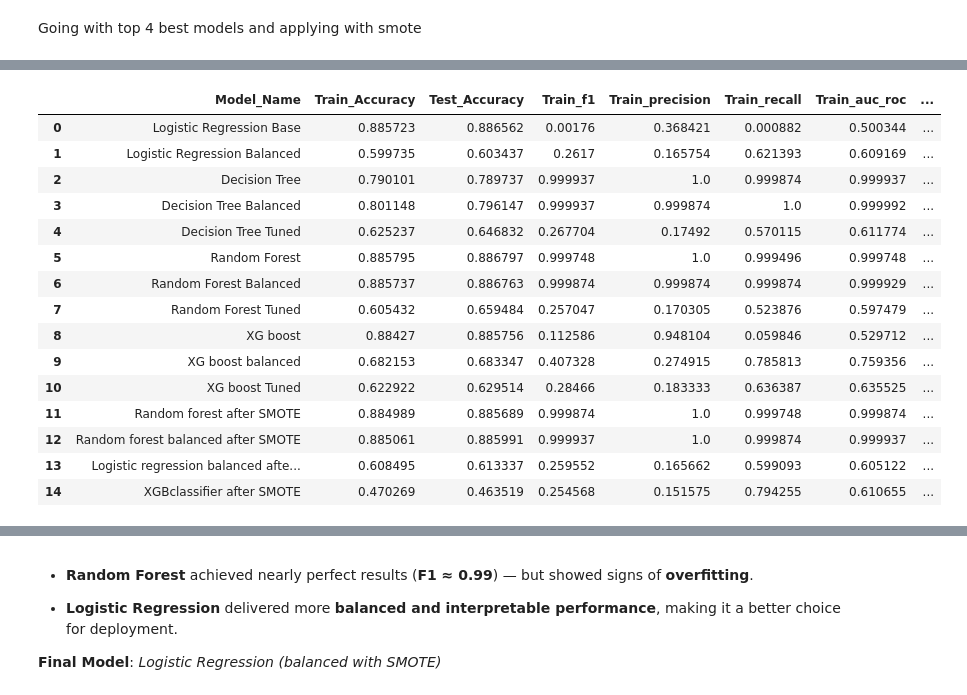
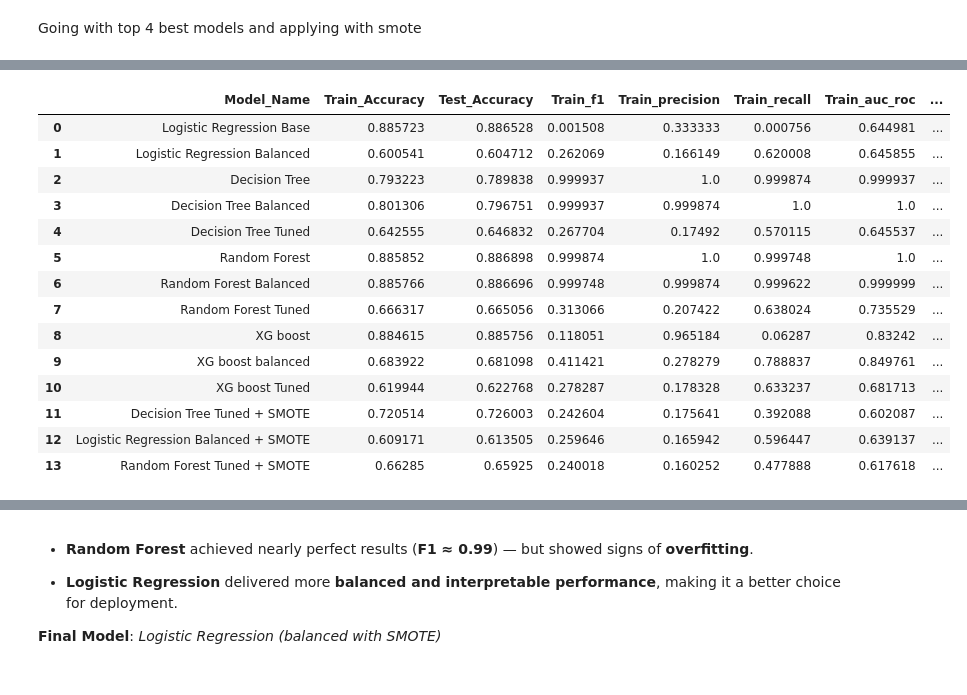
Before and after one commit to kaizen105/Diabetes-analysis-project, a Jupyter notebook: notebook/ml_model.ipynb, the cells around one changed output, grey strips where cells are left out. Cells and saved outputs as stored; diff of their text form; code cells hidden in the pictures.

```diff
--- a/notebook/ml_model.ipynb
+++ b/notebook/ml_model.ipynb
@@ -758,9 +823,13 @@ score = cross_val_score(estimator=pipe, X=X_train, y=y_train, scoring='accuracy'
 print("Cross validation score", np.mean(score))
 tr_acc = np.mean(score)
 
-# Predictions
+# Predictions (Hard labels for metrics)
 pred = pipe.predict(X_test)
 predx = pipe.predict(X_train)
+
+# Probabilities (For ROC-AUC)
+proba_test = pipe.predict_proba(X_test)[:, 1]
+proba_train = pipe.predict_proba(X_train)[:, 1]
 
 # Test metrics
 print(confusion_matrix(y_test, pred))
@@ -771,7 +840,7 @@ r = recall_score(y_test, pred)
 print("recall", r)
 f = f1_score(y_test, pred)
 print("f1_score", f)
-au = roc_auc_score(y_test, pred)
+au = roc_auc_score(y_test, proba_test)
 print("roc_auc_score", au)
 
 # Train metrics
@@ -783,7 +852,7 @@ tr = recall_score(y_train, predx)
 print("recall", tr)
 tf = f1_score(y_train, predx)
 print("f1_score", tf)
-tau = roc_auc_score(y_train, predx)
+tau = roc_auc_score(y_train, proba_train)
 print("roc_auc_score", tau)
 
 # Save results
@@ -848,9 +917,13 @@ score = cross_val_score(estimator=pipe, X=X_train, y=y_train, scoring='accuracy'
 print("Cross validation score", np.mean(score))
 tr_acc = np.mean(score)
 
-# Predictions
+# Predictions (Hard labels for metrics)
 pred = pipe.predict(X_test)
 predx = pipe.predict(X_train)
+
+# Probabilities (For ROC-AUC)
+proba_test = pipe.predict_proba(X_test)[:, 1]
+proba_train = pipe.predict_proba(X_train)[:, 1]
 
 # Test metrics
 print(confusion_matrix(y_test, pred))
@@ -861,7 +934,7 @@ r = recall_score(y_test, pred)
 print("recall", r)
 f = f1_score(y_test, pred)
 print("f1_score", f)
-au = roc_auc_score(y_test, pred)
+au = roc_auc_score(y_test, proba_test)
 print("roc_auc_score", au)
 
 # Train metrics
@@ -873,7 +946,7 @@ tr = recall_score(y_train, predx)
 print("recall", tr)
 tf = f1_score(y_train, predx)
 print("f1_score", tf)
-tau = roc_auc_score(y_train, predx)
+tau = roc_auc_score(y_train, proba_train)
 print("roc_auc_score", tau)
 
 # Save results
@@ -1305,11 +1333,28 @@ roc_auc_score 0.6051222801681546
 # %%
-pipe = Pipeline([
+# Pipeline setup
+base_pipe = ImbPipeline([
     ("pt", PowerTransformer()),
     ("smote", SMOTE(random_state=42)),
     ("scaler", StandardScaler()),
-    ("xg", XGBClassifier(learning_rate=.1,max_depth=4,gamma=0,scale_pos_weight=7.73))
+    ("rf", RandomForestClassifier(random_state=10, class_weight='balanced', n_jobs=-1))
 ])
-pipe.fit(X_train, y_train)
+
+# Parameter grid
+param_grid = {
+    'rf__n_estimators': [50, 100, 200],
+    'rf__max_depth': [3, 5, 7, 10],
+    'rf__min_samples_split': [2, 5, 10],
+    'rf__min_samples_leaf': [1, 2, 4]
+}
+
+# Hyperparameter tuning (F1 optimized)
+kf = StratifiedKFold(n_splits=3, shuffle=True, random_state=42)
+rs = RandomizedSearchCV(estimator=base_pipe, param_distributions=param_grid,
+                        n_iter=8, scoring='f1', cv=kf, random_state=42, n_jobs=-1)
+rs.fit(X_train, y_train)
+
+# Best model
+pipe = rs.best_estimator_
 
 print("Training Accuracy")
 print(pipe.score(X_train, y_train))
@@ -1317,13 +1362,19 @@ print("Testing Accuracy")
 print(pipe.score(X_test, y_test))
 
 te_acc = pipe.score(X_test, y_test)
-score = cross_val_score(estimator=pipe, X=X_train, y=y_train, scoring='accuracy', cv=5)
+
+# Post-hoc CV accuracy check (correctly labeled Train_Accuracy)
+score = cross_val_score(estimator=pipe, X=X_train, y=y_train, scoring='accuracy', cv=kf, n_jobs=-1)
 print("Cross validation score", np.mean(score))
 tr_acc = np.mean(score)
 
-# Predictions
+# Predictions (Hard labels for classification metrics)
 pred = pipe.predict(X_test)
 predx = pipe.predict(X_train)
+
+# Probabilities (For ROC-AUC)
+proba_test = pipe.predict_proba(X_test)[:, 1]
+proba_train = pipe.predict_proba(X_train)[:, 1]
 
 # Test metrics
 print(confusion_matrix(y_test, pred))
@@ -1334,7 +1385,7 @@ r = recall_score(y_test, pred)
 print("recall", r)
 f = f1_score(y_test, pred)
 print("f1_score", f)
-au = roc_auc_score(y_test, pred)
+au = roc_auc_score(y_test, proba_test)
 print("roc_auc_score", au)
 
 # Train metrics
@@ -1346,12 +1397,12 @@ tr = recall_score(y_train, predx)
 print("recall", tr)
 tf = f1_score(y_train, predx)
 print("f1_score", tf)
-tau = roc_auc_score(y_train, predx)
+tau = roc_auc_score(y_train, proba_train)
 print("roc_auc_score", tau)
 
 # Save results
 add = pd.Series({
-    'Model_Name': "XGBclassifier after SMOTE",
+    'Model_Name': "Random Forest Tuned + SMOTE",
     'Train_Accuracy': tr_acc,
     'Test_Accuracy': te_acc,
     'Test_f1': f,
@@ -1386,16 +1437,15 @@ roc_auc_score 0.6106545835192851
 |  | Model_Name | Train_Accuracy | Test_Accuracy | Train_f1 | Train_precision | Train_recall | Train_auc_roc | ... |
-| 0 | Logistic Regression Base | 0.885723 | 0.886562 | 0.00176 | 0.368421 | 0.000882 | 0.500344 | ... |
-| 1 | Logistic Regression Balanced | 0.599735 | 0.603437 | 0.2617 | 0.165754 | 0.621393 | 0.609169 | ... |
-| 2 | Decision Tree | 0.790101 | 0.789737 | 0.999937 | 1.0 | 0.999874 | 0.999937 | ... |
-| 3 | Decision Tree Balanced | 0.801148 | 0.796147 | 0.999937 | 0.999874 | 1.0 | 0.999992 | ... |
-| 4 | Decision Tree Tuned | 0.625237 | 0.646832 | 0.267704 | 0.17492 | 0.570115 | 0.611774 | ... |
-| 5 | Random Forest | 0.885795 | 0.886797 | 0.999748 | 1.0 | 0.999496 | 0.999748 | ... |
-| 6 | Random Forest Balanced | 0.885737 | 0.886763 | 0.999874 | 0.999874 | 0.999874 | 0.999929 | ... |
-| 7 | Random Forest Tuned | 0.605432 | 0.659484 | 0.257047 | 0.170305 | 0.523876 | 0.597479 | ... |
-| 8 | XG boost | 0.88427 | 0.885756 | 0.112586 | 0.948104 | 0.059846 | 0.529712 | ... |
-| 9 | XG boost balanced | 0.682153 | 0.683347 | 0.407328 | 0.274915 | 0.785813 | 0.759356 | ... |
-| 10 | XG boost Tuned | 0.622922 | 0.629514 | 0.28466 | 0.183333 | 0.636387 | 0.635525 | ... |
-| 11 | Random forest after SMOTE | 0.884989 | 0.885689 | 0.999874 | 1.0 | 0.999748 | 0.999874 | ... |
-| 12 | Random forest balanced after SMOTE | 0.885061 | 0.885991 | 0.999937 | 1.0 | 0.999874 | 0.999937 | ... |
-| 13 | Logistic regression balanced afte... | 0.608495 | 0.613337 | 0.259552 | 0.165662 | 0.599093 | 0.605122 | ... |
-| 14 | XGBclassifier after SMOTE | 0.470269 | 0.463519 | 0.254568 | 0.151575 | 0.794255 | 0.610655 | ... |
+| 0 | Logistic Regression Base | 0.885723 | 0.886528 | 0.001508 | 0.333333 | 0.000756 | 0.644981 | ... |
+| 1 | Logistic Regression Balanced | 0.600541 | 0.604712 | 0.262069 | 0.166149 | 0.620008 | 0.645855 | ... |
+| 2 | Decision Tree | 0.793223 | 0.789838 | 0.999937 | 1.0 | 0.999874 | 0.999937 | ... |
+| 3 | Decision Tree Balanced | 0.801306 | 0.796751 | 0.999937 | 0.999874 | 1.0 | 1.0 | ... |
+| 4 | Decision Tree Tuned | 0.642555 | 0.646832 | 0.267704 | 0.17492 | 0.570115 | 0.645537 | ... |
+| 5 | Random Forest | 0.885852 | 0.886898 | 0.999874 | 1.0 | 0.999748 | 1.0 | ... |
+| 6 | Random Forest Balanced | 0.885766 | 0.886696 | 0.999748 | 0.999874 | 0.999622 | 0.999999 | ... |
+| 7 | Random Forest Tuned | 0.666317 | 0.665056 | 0.313066 | 0.207422 | 0.638024 | 0.735529 | ... |
+| 8 | XG boost | 0.884615 | 0.885756 | 0.118051 | 0.965184 | 0.06287 | 0.83242 | ... |
+| 9 | XG boost balanced | 0.683922 | 0.681098 | 0.411421 | 0.278279 | 0.788837 | 0.849761 | ... |
+| 10 | XG boost Tuned | 0.619944 | 0.622768 | 0.278287 | 0.178328 | 0.633237 | 0.681713 | ... |
+| 11 | Decision Tree Tuned + SMOTE | 0.720514 | 0.726003 | 0.242604 | 0.175641 | 0.392088 | 0.602087 | ... |
+| 12 | Logistic Regression Balanced + SMOTE | 0.609171 | 0.613505 | 0.259646 | 0.165942 | 0.596447 | 0.639137 | ... |
+| 13 | Random Forest Tuned + SMOTE | 0.66285 | 0.65925 | 0.240018 | 0.160252 | 0.477888 | 0.617618 | ... |
```
Also changed, not shown: parts of 26 cells of this notebook, 7 other files.
